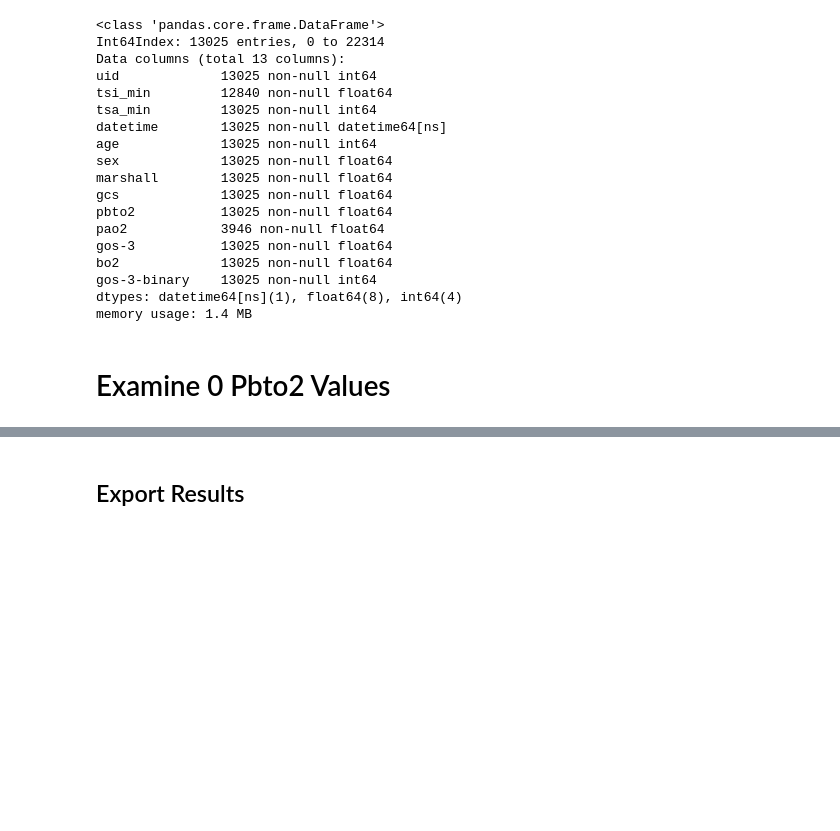
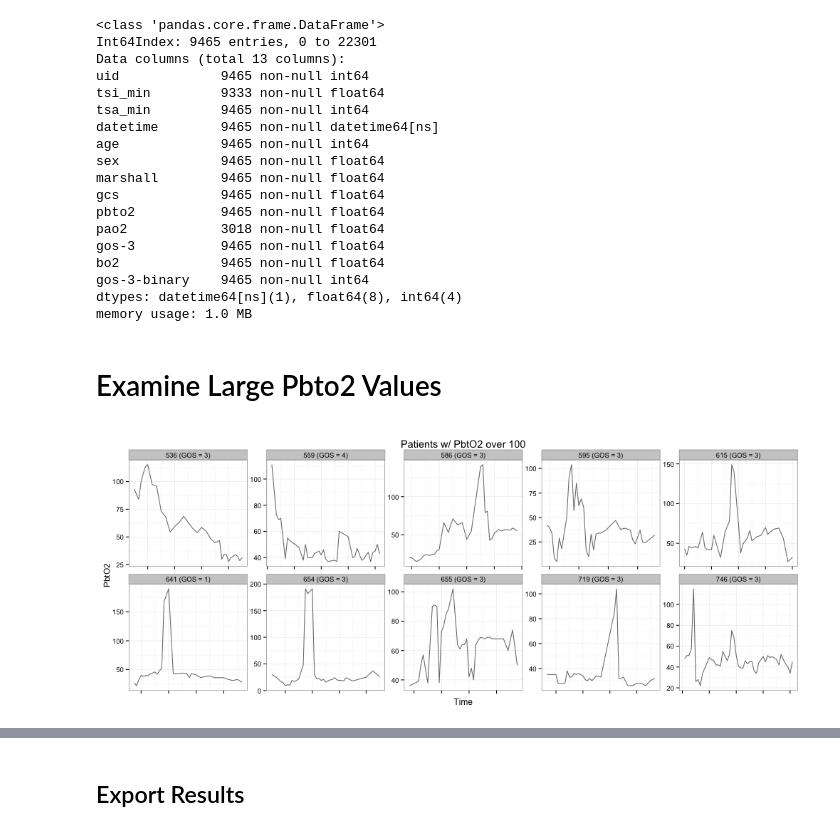
Before and after one commit to eric-czech/portfolio, a Jupyter notebook: demonstrative/python/notebooks/pbto2/2_data_models_long.ipynb, the cells around one changed output, grey strips where cells are left out. Cells and saved outputs as stored; diff of their text form; code cells hidden in the pictures; blank space fills up the shorter version.

```diff
--- a/demonstrative/python/notebooks/pbto2/2_data_models_long.ipynb
+++ b/demonstrative/python/notebooks/pbto2/2_data_models_long.ipynb
@@ -11,8 +11,19 @@ d = d[['uid', 'tsi_min', 'tsa_min', 'datetime', 'age', 'sex', 'marshall', 'gcs',
 d = d[~d['gos-3'].isnull()]
 d = d[~d['marshall'].isnull()]
 d = d[~d['pbto2'].isnull()]
-d = d[d['tsa_min'] < 4320]
-#d = d[d['tsi_min'] <= 4320]
+
+# 72 hour filters
+#d = d[d['tsa_min'] < 4320]
+#d = d[d['tsi_min'] < 4320]
+
+# 48 hour filters
+d = d[d['tsa_min'] <= 2880]
+#d = d[d['tsi_min'] <= 2880]
+
+# 24 hour filters
+#d = d[d['tsa_min'] <= 1440]
+#d = d[d['tsi_min'] <= 2880]
+
 #d = d[d['tsi_min'] <= 1440]
 #d = d[d['tsi_min'] <= 2880]
 #d = d[d['pbto2'] > 0]
@@ -21,22 +32,38 @@ d['gos-3-binary'] = d['gos-3'].apply(lambda x: 0 if x <= 3 else 1)
 d.info()
 # %% [output]
 <class 'pandas.core.frame.DataFrame'>
-Int64Index: 13025 entries, 0 to 22314
+Int64Index: 9465 entries, 0 to 22301
 Data columns (total 13 columns):
-uid             13025 non-null int64
-tsi_min         12840 non-null float64
-tsa_min         13025 non-null int64
-datetime        13025 non-null datetime64[ns]
-age             13025 non-null int64
-sex             13025 non-null float64
-marshall        13025 non-null float64
-gcs             13025 non-null float64
-pbto2           13025 non-null float64
-pao2            3946 non-null float64
-gos-3           13025 non-null float64
-bo2             13025 non-null float64
-gos-3-binary    13025 non-null int64
+uid             9465 non-null int64
+tsi_min         9333 non-null float64
+tsa_min         9465 non-null int64
+datetime        9465 non-null datetime64[ns]
+age             9465 non-null int64
+sex             9465 non-null float64
+marshall        9465 non-null float64
+gcs             9465 non-null float64
+pbto2           9465 non-null float64
+pao2            3018 non-null float64
+gos-3           9465 non-null float64
+bo2             9465 non-null float64
+gos-3-binary    9465 non-null int64
 dtypes: datetime64[ns](1), float64(8), int64(4)
-memory usage: 1.4 MB
+memory usage: 1.0 MB
 # %% [markdown]
-# Examine 0 Pbto2 Values
+# Examine Large Pbto2 Values
+# %%
+uids = d[d['pbto2'] >= 100]['uid'].unique()
+d_plt = d[d['uid'].isin(uids)]
+# %%
+%%R -i d_plt -w 1000 -h 400 -u px
+library(dplyr)
+library(ggplot2)
+
+d_plt %>% select(pbto2, uid, datetime, gos.3) %>%
+    mutate(pbto2 = as.numeric(pbto2), uid=factor(paste(uid, ' (GOS = ', gos.3, ')', sep=''))) %>%
+    ggplot(aes(x=datetime, y=pbto2)) + geom_line(alpha=.6) +
+    facet_wrap(~uid, ncol=5, scales='free') +
+    theme_bw() + theme(axis.text.x=element_blank()) + xlab('Time') + ylab('PbtO2') +
+    ggtitle('Patients w/ PbtO2 over 100')
+# %% [output]
+[figure, added]
```
Also changed, not shown: parts of 7 cells of this notebook, 2 other files.
